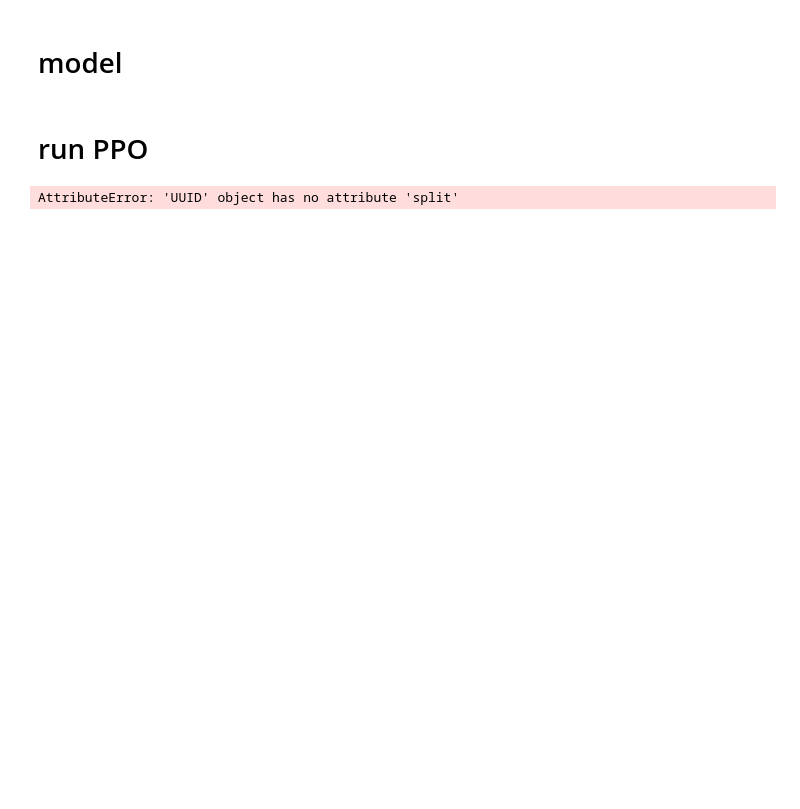
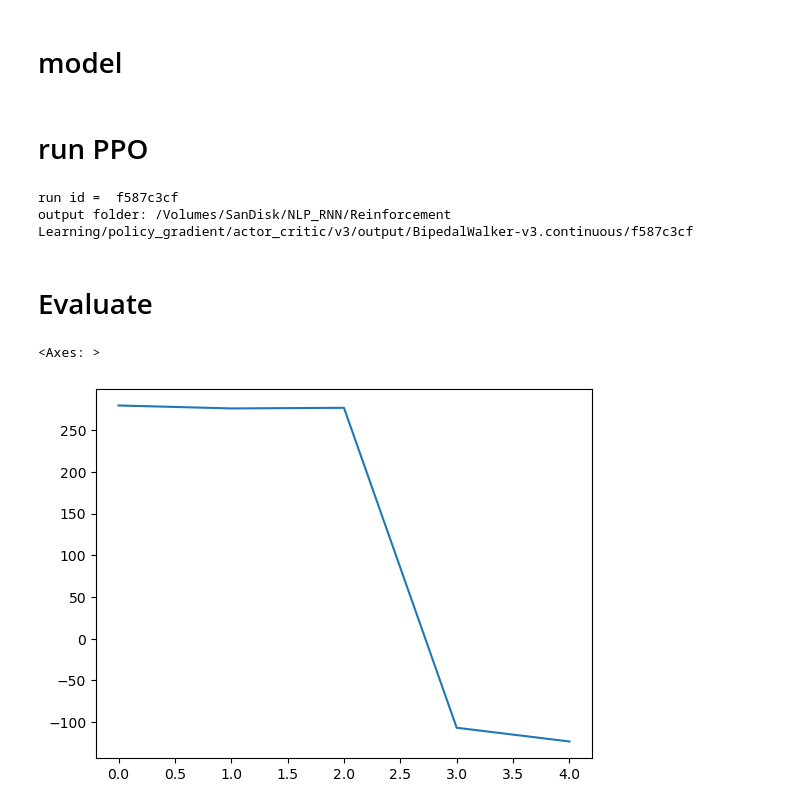
Before and after one commit to jameskn30/NLP_RNN, a Jupyter notebook: Reinforcement Learning/policy_gradient/actor_critic/v3/bipedal.ipynb, the cells around one changed output. Drawn from its saved outputs; the diff is of its cells as text; code cells hidden in the pictures; blank space fills up the shorter version.

Commit message:
working on bipedal PPO

```diff
--- a/Reinforcement Learning/policy_gradient/actor_critic/v3/bipedal.ipynb
+++ b/Reinforcement Learning/policy_gradient/actor_critic/v3/bipedal.ipynb
@@ -119,7 +119,8 @@ class PPOAgent():
         # NOTE: study covariance variable, fill with 0.5 values
         self.covariance_variable = torch.full(size = (self.action_size,), fill_value = 0.5)
         self.covariance_matrix = torch.diag(self.covariance_variable)
-        self.label = str(uuid.uuid4().split('-')[0])
+        self.label = str(uuid.uuid4()).split('-')[0]
+        print('run id = ', self.label)
 
         #make output
 
@@ -215,7 +216,7 @@ class PPOAgent():
 
         return batch_observations, batch_actions, batch_log_probs, batch_returns, batch_lengths
 
-    def learn(self, training_epochs = int(1e5)):
+    def learn(self, training_epochs = int(1e3)):
 
         loop = tqdm(range(training_epochs))
         # ep_rewards = []
@@ -286,6 +287,41 @@ class PPOAgent():
 env = gym.make(ENV_NAME)
 ppo = PPOAgent(env)
 
-ppo.learn()
+ppo.learn(training_epochs=2000)
 # %% [output]
-AttributeError: 'UUID' object has no attribute 'split'
+run id =  f587c3cf
+output folder: /Volumes/SanDisk/NLP_RNN/Reinforcement Learning/policy_gradient/actor_critic/v3/output/BipedalWalker-v3.continuous/f587c3cf
+# %% [markdown]
+# Evaluate
+# %%
+env = gym.make(ENV_NAME, render_mode= 'human')
+rewards = []
+
+# net = torch.load('best_target_net.torch')
+LOAD_PATH = os.path.join(OUTPUT, 'test', 'actor.checkpoint.torch')
+eval_net = torch.load(LOAD_PATH)
+
+loop = tqdm(range(5))
+total_rewards = []
+
+for epoch in loop:
+    state, info = env.reset()
+    total_reward = 0
+
+    for t in count():
+
+        action, log_prob = ppo.get_action(state)
+        state, reward, terminated, truncated, info = env.step(action)
+        total_reward += reward
+        if terminated or truncated:
+            print('episode done')
+            break
+
+    total_rewards.append(total_reward)
+    loop.set_description(f'reward = {total_reward:.2f}')
+
+sns.lineplot(y = total_rewards, x= list(range(len(total_rewards))))
+env.close()
+# %% [output]
+<Axes: >
+[figure, added]
```
Also changed, not shown: parts of 1 cell of this notebook.
